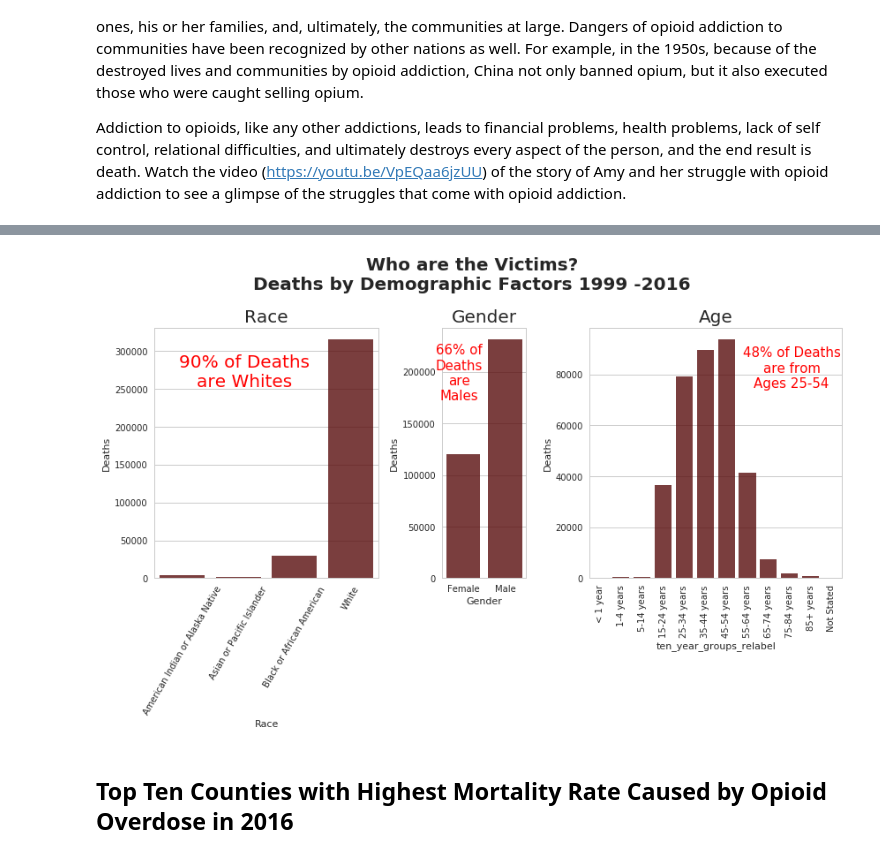
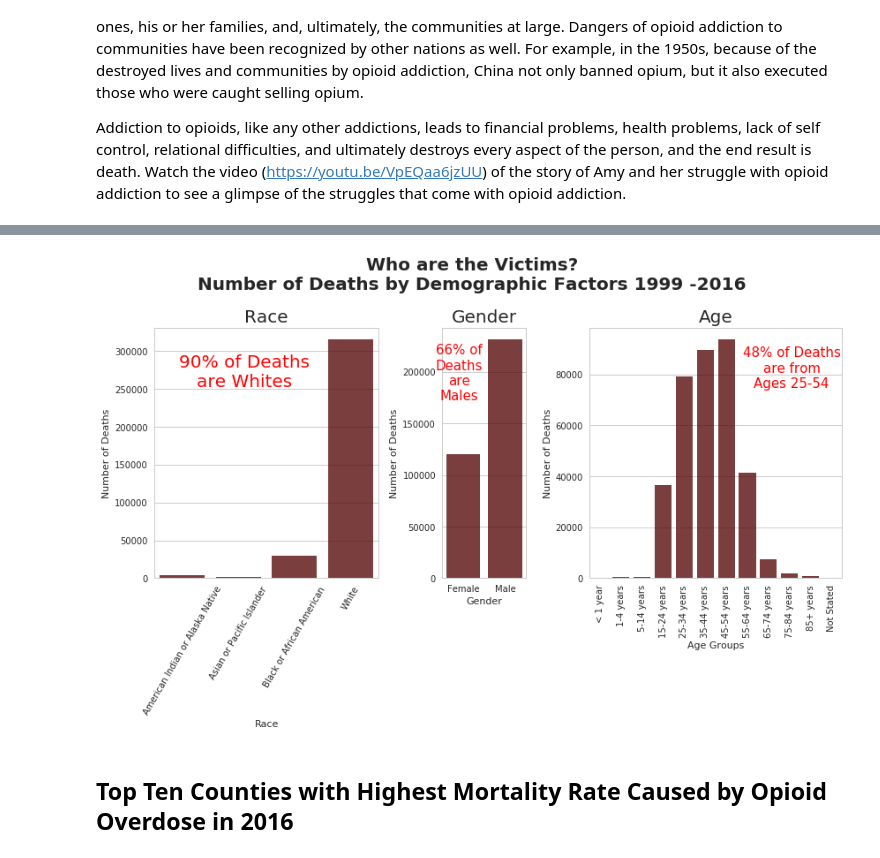
Before and after one commit to danielhanbitlee/Springboard, a Jupyter notebook: capstone_project/data_storytelling.ipynb, the cells around one changed output, grey strips where cells are left out. Cells and saved outputs as stored; diff of their text form; code cells hidden in the pictures.

```diff
--- a/capstone_project/data_storytelling.ipynb
+++ b/capstone_project/data_storytelling.ipynb
@@ -77,7 +77,7 @@ Addiction to opioids, like any other addictions, leads to financial problems, he
 # %%
 # create subplot with three columns and one row
 f, (ax1, ax2, ax3) = plt.subplots(1, 3, gridspec_kw={"width_ratios": (.4, .15, .45)})
-f.suptitle('Who are the Victims?\nDeaths by Demographic Factors 1999 -2016', fontsize = 20, fontweight = 'bold')
+f.suptitle('Who are the Victims?\nNumber of Deaths by Demographic Factors 1999 -2016', fontsize = 20, fontweight = 'bold')
 
 # first subplot:
 # calculate sum of deaths by year
@@ -86,6 +86,7 @@ race = opioid_deaths.groupby('Race').Deaths.sum().reset_index()
 sns.barplot(x = 'Race', y = 'Deaths', data = race, ax=ax1, color = '#660000', alpha = 0.8)
 ax1.set_xticklabels(list(race.Race.unique()), rotation = 60)
 ax1.set_title('Race', fontsize = 20)
+ax1.set_ylabel('Number of Deaths')
 ax1.text(0.4, 0.75, '90% of Deaths\nare Whites',
         verticalalignment='bottom', horizontalalignment='center',
         transform=ax1.transAxes,
@@ -95,34 +96,37 @@ ax1.text(0.4, 0.75, '90% of Deaths\nare Whites',
 # calculate sum of deaths by year
 gender = opioid_deaths.groupby('Gender').Deaths.sum().reset_index()
 # plot bar plot
 sns.barplot(x = 'Gender', y = 'Deaths', data = gender, ax=ax2, color = '#660000', alpha = 0.8)
 ax2.set_xticklabels(list(gender.Gender.unique()))
 ax2.set_title('Gender', fontsize = 20)
+ax2.set_ylabel('Number of Deaths')
 ax2.text(0.2, 0.7, '66% of\nDeaths\nare\nMales',
         verticalalignment='bottom', horizontalalignment='center',
         transform=ax2.transAxes,
         color='red', fontsize=15)
 
 # third subplot:
 age = opioid_deaths.groupby('ten_year_groups_relabel').Deaths.sum().reset_index()
 # calculate sum of deaths by year
 age = opioid_deaths.groupby('ten_year_groups_relabel').Deaths.sum().reset_index()
 # plot bar plot
 sns.barplot(x = 'ten_year_groups_relabel', y = 'Deaths', data = age, ax = ax3, color = '#660000', alpha = 0.8)
 # create appropriate label for x tick marks
 xticks_label = list(opioid_deaths.loc[:, ['Ten-Year Age Groups', 'ten_year_groups_relabel']].drop_duplicates().iloc[:, 0])
 ax3.set_xticklabels(xticks_label, rotation = 90)
+ax3.set_xlabel('Age Groups')
 ax3.set_title('Age', fontsize = 20)
+ax3.set_ylabel('Number of Deaths')
 ax3.text(0.8, 0.75, '48% of Deaths\nare from\nAges 25-54',
         verticalalignment='bottom', horizontalalignment='center',
         transform=ax3.transAxes,
         color='red', fontsize=15)
 
 
 plt.tight_layout(rect = [0, 0.03, 1, 0.9])
 plt.show()
 # %% [output]
-[figure, old version]
+[figure, new version]
 # %% [markdown]
 ## Top Ten Counties with Highest Mortality Rate Caused by Opioid Overdose in 2016
 # %%
```
Also changed, not shown: parts of 5 cells of this notebook, 1 other file.
